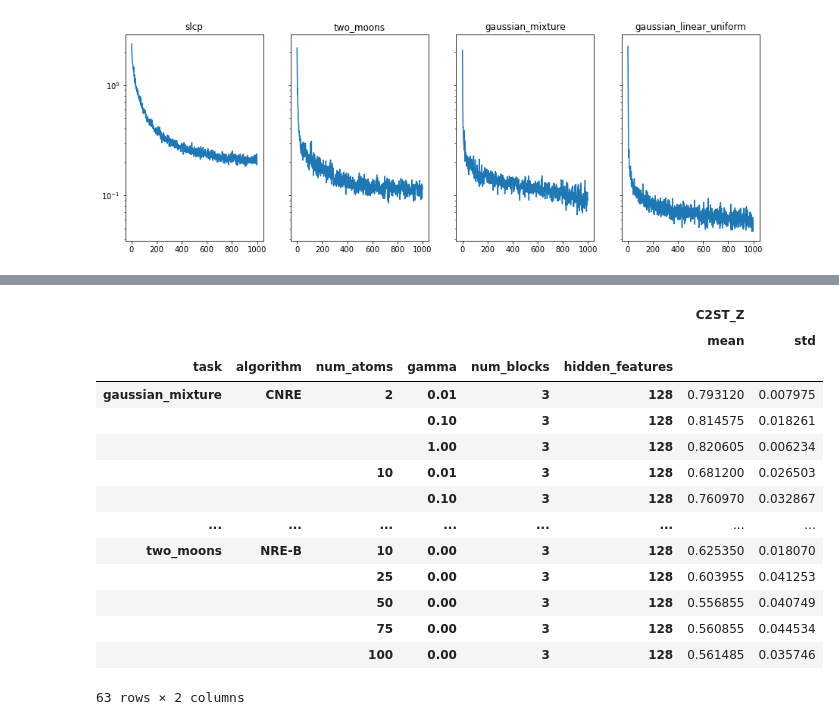
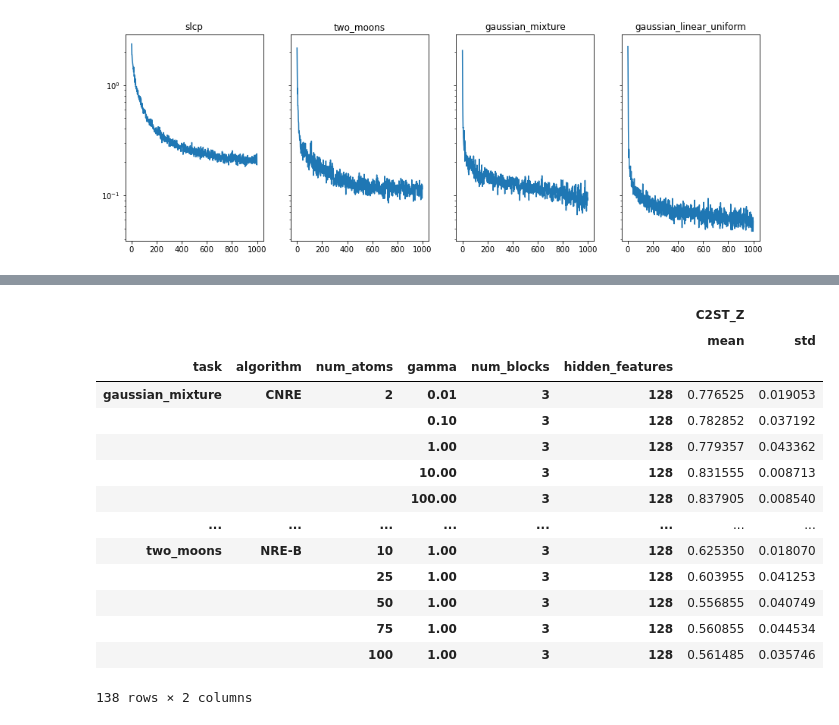
Before and after one commit to bkmi/cnre, a Jupyter notebook: infinite/01 validation loss.ipynb, the cells around one changed output, grey strips where cells are left out. Saved outputs shown, nothing was run; the diff lists cells and outputs as text; code cells hidden in the pictures.

```diff
--- a/infinite/01 validation loss.ipynb
+++ b/infinite/01 validation loss.ipynb
@@ -48,6 +51,7 @@ files = [
     # "metrics02.csv",
     "metrics-512.csv",
     "metrics-512b.csv",
+    "metrics-reuse-false.csv"
 ]
 df = pd.concat([pd.read_csv(file, index_col=0) for file in files], ignore_index=True)
 print(len(df))
@@ -78,42 +82,42 @@ Index(['task', 'seed', 'algorithm', 'num_atoms', 'gamma', 'extra_theta_factor',
 # %%
 # groupby drops NaNs fix this here.
-df["gamma"] = df["gamma"].fillna(0.0)
+df["gamma"] = df["gamma"].fillna(1.0)
 
 df_wide = pd.wide_to_long(
     df,
     ["C2ST_Z"],
-    i=["task", "algorithm", "num_atoms", "gamma", "num_blocks", "hidden_features"],
+    i=["task", "algorithm", "num_atoms", "gamma", "num_blocks", "hidden_features", "reuse"],
     j="num_observation",
     sep="-"
 )
 
 # groupby drops NaNs
 df_wide.groupby([
     "task",
     "algorithm",
     "num_atoms",
     "gamma",
     "num_blocks",
     "hidden_features",
 ]).aggregate({
     "C2ST_Z": ["mean", "std"],
 })
 # %% [output]
 |  |  |  |  |  |  | C2ST_Z |  |
 |  |  |  |  |  |  | mean | std |
 | task | algorithm | num_atoms | gamma | num_blocks | hidden_features |  |  |
-| gaussian_mixture | CNRE | 2 | 0.01 | 3 | 128 | 0.793120 | 0.007975 |
-|  |  |  | 0.10 | 3 | 128 | 0.814575 | 0.018261 |
-|  |  |  | 1.00 | 3 | 128 | 0.820605 | 0.006234 |
-|  |  | 10 | 0.01 | 3 | 128 | 0.681200 | 0.026503 |
-|  |  |  | 0.10 | 3 | 128 | 0.760970 | 0.032867 |
+| gaussian_mixture | CNRE | 2 | 0.01 | 3 | 128 | 0.776525 | 0.019053 |
+|  |  |  | 0.10 | 3 | 128 | 0.782852 | 0.037192 |
+|  |  |  | 1.00 | 3 | 128 | 0.779357 | 0.043362 |
+|  |  |  | 10.00 | 3 | 128 | 0.831555 | 0.008713 |
+|  |  |  | 100.00 | 3 | 128 | 0.837905 | 0.008540 |
 | ... | ... | ... | ... | ... | ... | ... | ... |
-| two_moons | NRE-B | 10 | 0.00 | 3 | 128 | 0.625350 | 0.018070 |
-|  |  | 25 | 0.00 | 3 | 128 | 0.603955 | 0.041253 |
-|  |  | 50 | 0.00 | 3 | 128 | 0.556855 | 0.040749 |
-|  |  | 75 | 0.00 | 3 | 128 | 0.560855 | 0.044534 |
-|  |  | 100 | 0.00 | 3 | 128 | 0.561485 | 0.035746 |
+| two_moons | NRE-B | 10 | 1.00 | 3 | 128 | 0.625350 | 0.018070 |
+|  |  | 25 | 1.00 | 3 | 128 | 0.603955 | 0.041253 |
+|  |  | 50 | 1.00 | 3 | 128 | 0.556855 | 0.040749 |
+|  |  | 75 | 1.00 | 3 | 128 | 0.560855 | 0.044534 |
+|  |  | 100 | 1.00 | 3 | 128 | 0.561485 | 0.035746 |
-63 rows × 2 columns
+138 rows × 2 columns
 # %%
 sns.relplot(
     data=df_wide,
```
Also changed, not shown: parts of 5 cells of this notebook, 2 other files.
